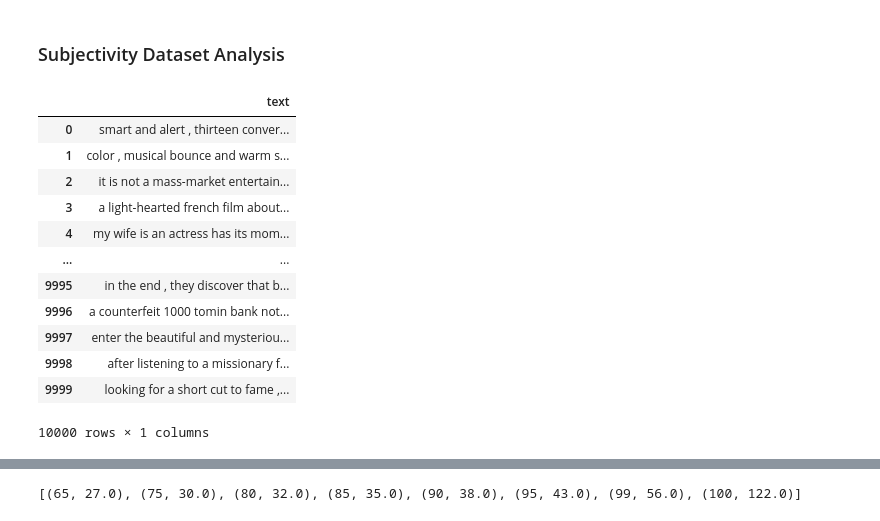
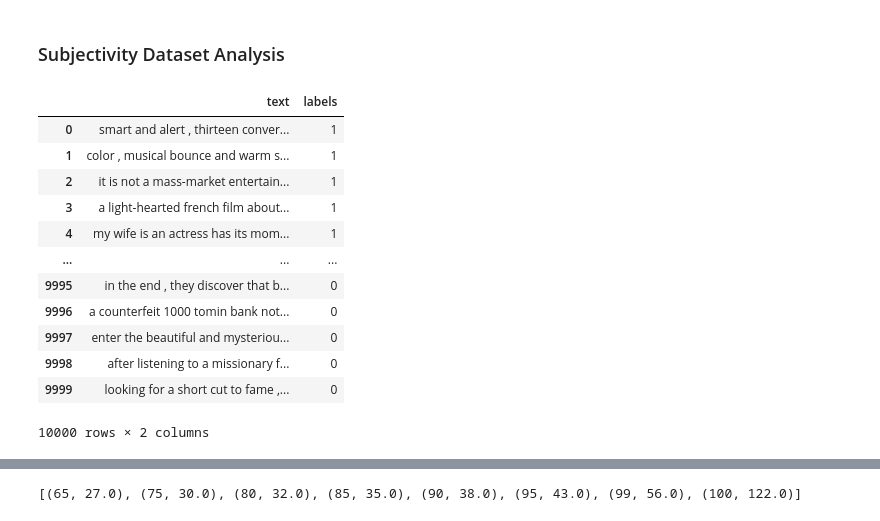
Before and after one commit to MatteoGuglielmi-tech/Polarity-and-Subjectivity-Detection, a Jupyter notebook: src/MyModel/pre-processing.ipynb, the cells around one changed output, grey strips where cells are left out. Saved outputs shown, nothing was run; the diff lists cells and outputs as text; code cells hidden in the pictures.

```diff
--- a/src/MyModel/pre-processing.ipynb
+++ b/src/MyModel/pre-processing.ipynb
@@ -232,25 +235,24 @@ avg_length
 ### Subjectivity Dataset Analysis
 # %%
 subj_corpus = [" ".join(sent) for sent in subj_docs] + [" ".join(sent) for sent in obj_docs]
-#subj_labels = np.array([1] * len(subj_docs) + [0] * len(obj_docs))
+subj_labels = np.array([1] * len(subj_docs) + [0] * len(obj_docs))
 # %%
 subj_corpus_df = pd.DataFrame(subj_corpus, columns=['text'])
-#subj_labels_df = pd.DataFrame(subj_labels, columns=['labels'])
+subj_labels_df = pd.DataFrame(subj_labels, columns=['labels'])
 
-#subj_obj_dataset = pd.concat([subj_corpus_df, subj_labels_df], axis=1)
-#subj_obj_dataset
-subj_corpus_df
+subj_obj_dataset = pd.concat([subj_corpus_df, subj_labels_df], axis=1)
+subj_obj_dataset
 # %% [output]
-|  | text |
-| 0 | smart and alert , thirteen conver... |
-| 1 | color , musical bounce and warm s... |
-| 2 | it is not a mass-market entertain... |
-| 3 | a light-hearted french film about... |
-| 4 | my wife is an actress has its mom... |
-| ... | ... |
-| 9995 | in the end , they discover that b... |
-| 9996 | a counterfeit 1000 tomin bank not... |
-| 9997 | enter the beautiful and mysteriou... |
-| 9998 | after listening to a missionary f... |
-| 9999 | looking for a short cut to fame ,... |
+|  | text | labels |
+| 0 | smart and alert , thirteen conver... | 1 |
+| 1 | color , musical bounce and warm s... | 1 |
+| 2 | it is not a mass-market entertain... | 1 |
+| 3 | a light-hearted french film about... | 1 |
+| 4 | my wife is an actress has its mom... | 1 |
+| ... | ... | ... |
+| 9995 | in the end , they discover that b... | 0 |
+| 9996 | a counterfeit 1000 tomin bank not... | 0 |
+| 9997 | enter the beautiful and mysteriou... | 0 |
+| 9998 | after listening to a missionary f... | 0 |
+| 9999 | looking for a short cut to fame ,... | 0 |
-10000 rows × 1 columns
+10000 rows × 2 columns
```
Also changed, not shown: parts of 5 cells of this notebook.
